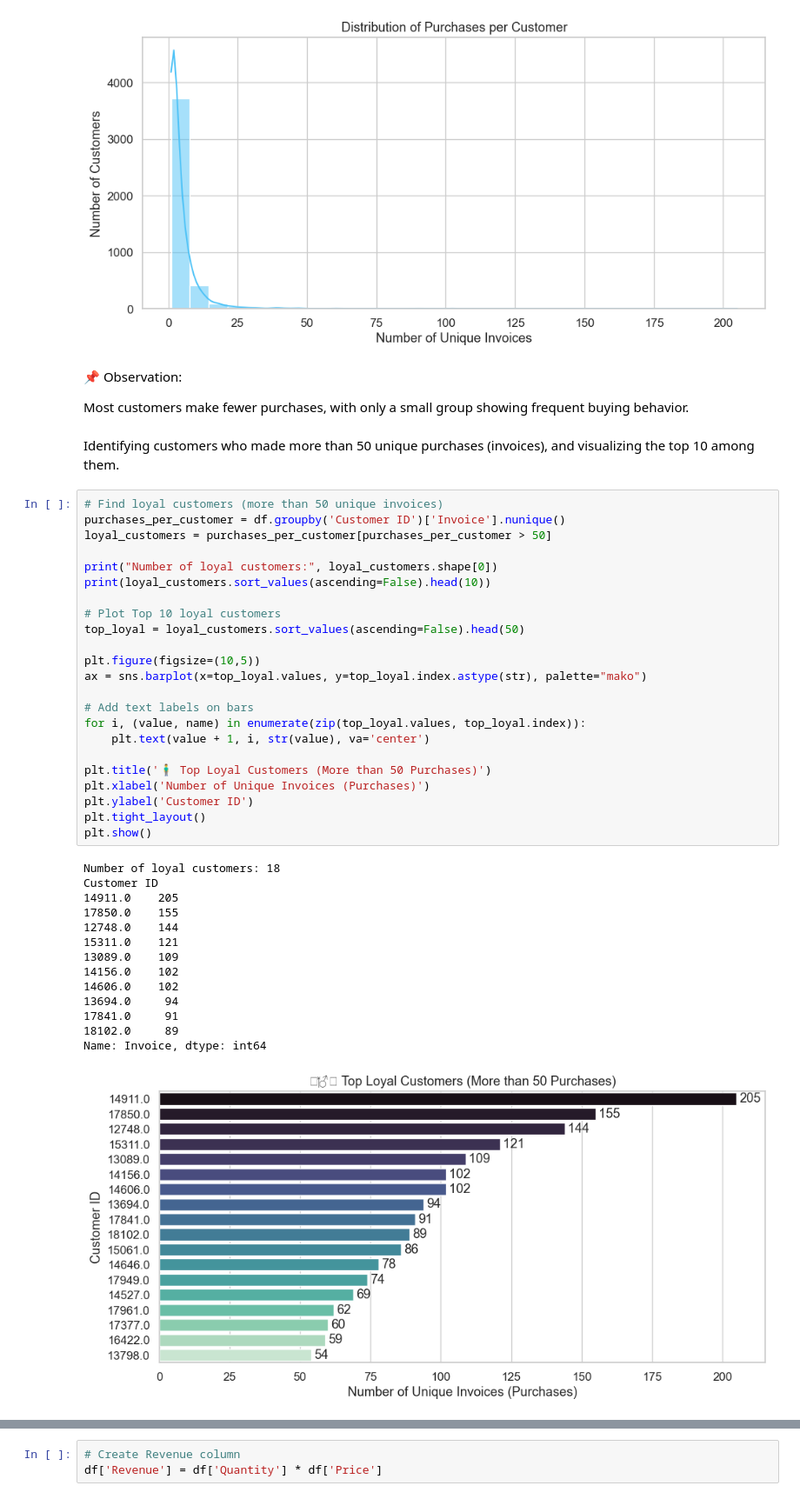
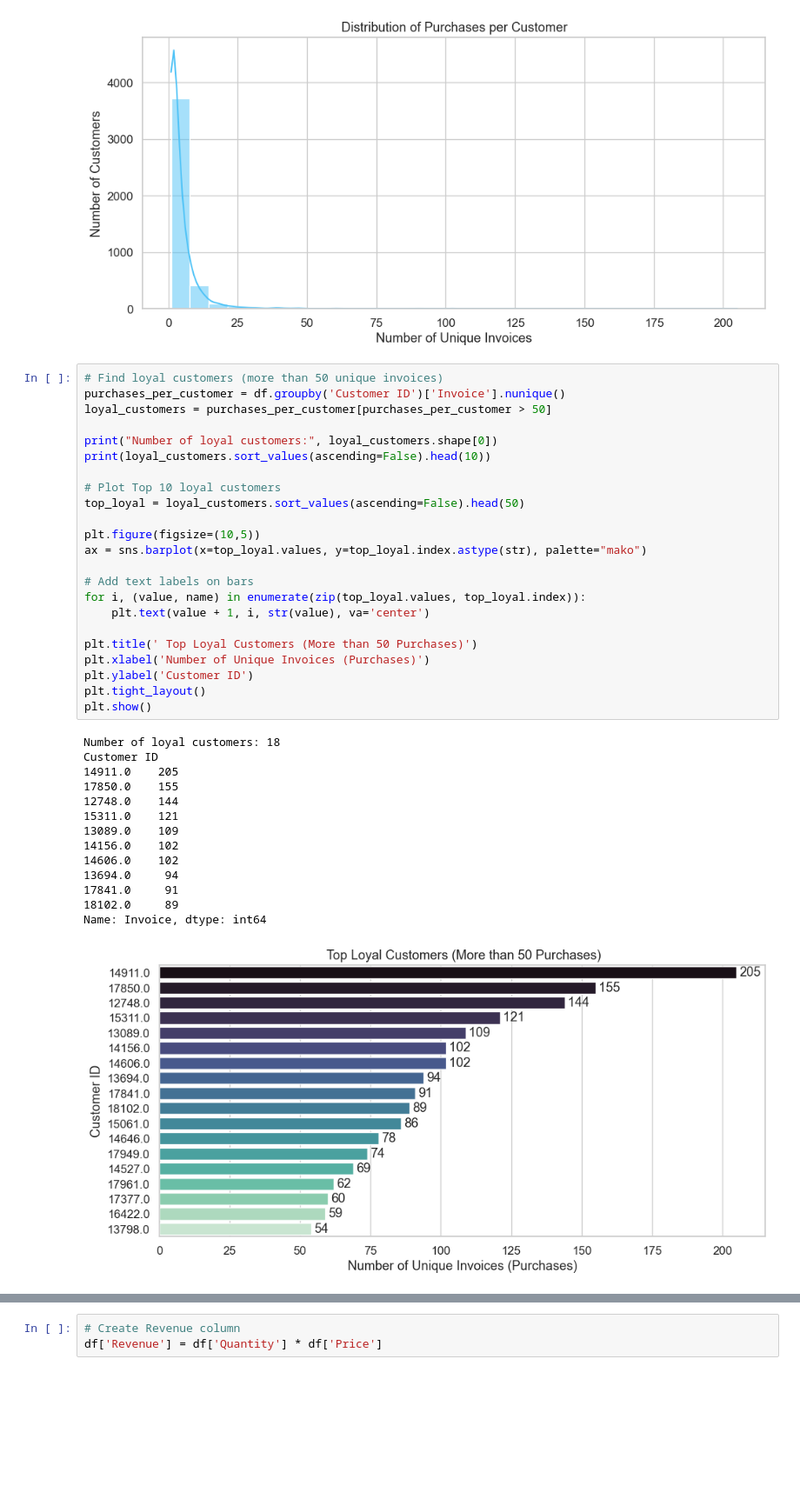
Before and after one commit to kinzarani1234/retail-sales-eda, a Jupyter notebook: online retail sales.ipynb, the cells around one changed output, grey strips where cells are left out. Shown at 87% size. Drawn from its saved outputs; the diff is of its cells as text; blank space fills up the shorter version.

```diff
--- a/online retail sales.ipynb
+++ b/online retail sales.ipynb
@@ -452,12 +323,6 @@ plt.tight_layout()
 plt.show()
 # %% [output]
 [figure]
-# %% [markdown]
-📌 Observation:
-
-Most customers make fewer purchases, with only a small group showing frequent buying behavior.
-# %% [markdown]
-Identifying customers who made more than 50 unique purchases (invoices), and visualizing the top 10 among them.
 # %%
 # Find loyal customers (more than 50 unique invoices)
 purchases_per_customer = df.groupby('Customer ID')['Invoice'].nunique()
@@ -467,33 +332,33 @@ print("Number of loyal customers:", loyal_customers.shape[0])
 print(loyal_customers.sort_values(ascending=False).head(10))
 
 # Plot Top 10 loyal customers
 top_loyal = loyal_customers.sort_values(ascending=False).head(50)
 
 plt.figure(figsize=(10,5))
 ax = sns.barplot(x=top_loyal.values, y=top_loyal.index.astype(str), palette="mako")
 
 # Add text labels on bars
 for i, (value, name) in enumerate(zip(top_loyal.values, top_loyal.index)):
     plt.text(value + 1, i, str(value), va='center')
 
-plt.title('🧍‍♂️ Top Loyal Customers (More than 50 Purchases)')
+plt.title(' Top Loyal Customers (More than 50 Purchases)')
 plt.xlabel('Number of Unique Invoices (Purchases)')
 plt.ylabel('Customer ID')
 plt.tight_layout()
 plt.show()
 # %% [output]
 Number of loyal customers: 18
 Customer ID
 14911.0    205
 17850.0    155
 12748.0    144
 15311.0    121
 13089.0    109
 14156.0    102
 14606.0    102
 13694.0     94
 17841.0     91
 18102.0     89
 Name: Invoice, dtype: int64
-[figure, old version]
+[figure, new version]
 # %% [markdown]
```
Also changed, not shown: parts of 83 cells of this notebook.
